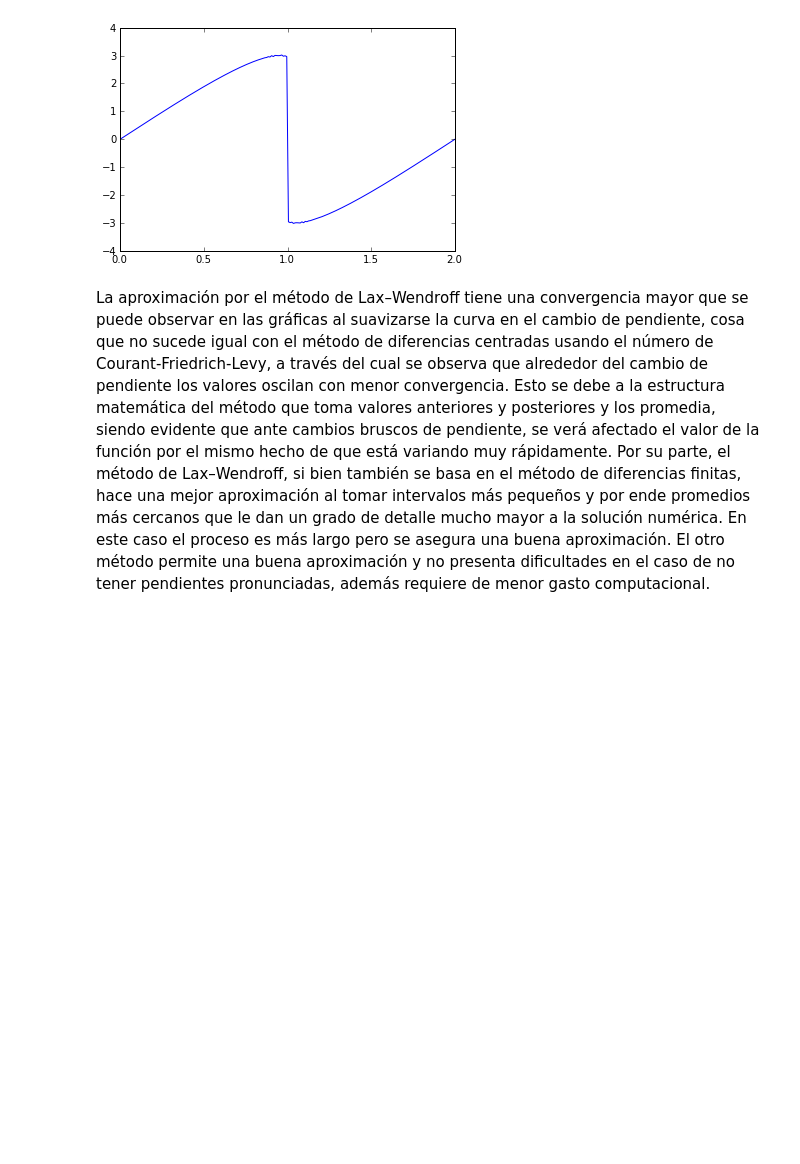
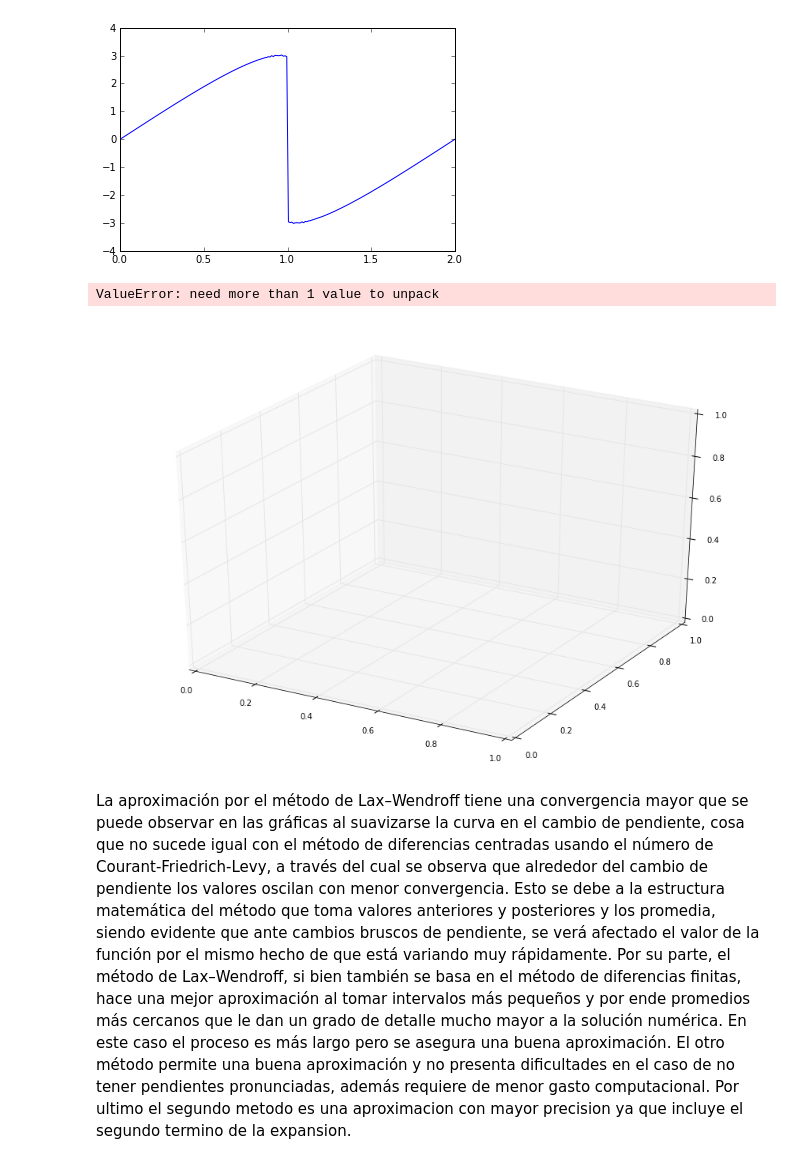
Before and after one commit to Jdbermeo/TareasComputacional, a Jupyter notebook: Tarea_7/Tarea 7.ipynb, the cells around one changed output. Drawn from its saved outputs; the diff is of its cells as text; code cells hidden in the pictures; blank space fills up the shorter version.

```diff
--- a/Tarea_7/Tarea 7.ipynb
+++ b/Tarea_7/Tarea 7.ipynb
@@ -68,5 +69,15 @@ plot(x,u)
 # %% [output]
 [<matplotlib.lines.Line2D at 0x...>]
 [figure]
+# %%
+fig = plt.figure()
+ax = fig.gca(projection='3d')
+X = numpy.array(x)
+T = numpy.array(t)
+for i in range(len(U)):
+    ax.plot_wireframe(X,T,U[i])
+# %% [output]
+ValueError: need more than 1 value to unpack
+[figure, added]
 # %% [markdown]
-La aproximación por el método de Lax–Wendroff tiene una convergencia mayor que se puede observar en las gráficas al suavizarse la curva en el cambio de pendiente, cosa que no sucede igual con el método de diferencias centradas usando el número de Courant-Friedrich-Levy, a través del cual se observa que alrededor del cambio de pendiente los valores oscilan con  menor convergencia. Esto se debe a la estructura matemática del método que toma valores anteriores y posteriores y los promedia, siendo evidente que ante cambios bruscos de pendiente, se verá afectado el valor de la función por el mismo hecho de que está variando muy rápidamente. Por su parte, el método de Lax–Wendroff, si bien también se basa en el método de diferencias finitas, hace una mejor aproximación al tomar intervalos más pequeños y por ende promedios más cercanos que le dan un grado de detalle mucho mayor a la solución numérica. En este caso el proceso es más largo pero se asegura una buena aproximación. El otro método permite una buena aproximación y no presenta dificultades en el caso de no tener pendientes pronunciadas, además requiere de menor gasto computacional.
+La aproximación por el método de Lax–Wendroff tiene una convergencia mayor que se puede observar en las gráficas al suavizarse la curva en el cambio de pendiente, cosa que no sucede igual con el método de diferencias centradas usando el número de Courant-Friedrich-Levy, a través del cual se observa que alrededor del cambio de pendiente los valores oscilan con  menor convergencia. Esto se debe a la estructura matemática del método que toma valores anteriores y posteriores y los promedia, siendo evidente que ante cambios bruscos de pendiente, se verá afectado el valor de la función por el mismo hecho de que está variando muy rápidamente. Por su parte, el método de Lax–Wendroff, si bien también se basa en el método de diferencias finitas, hace una mejor aproximación al tomar intervalos más pequeños y por ende promedios más cercanos que le dan un grado de detalle mucho mayor a la solución numérica. En este caso el proceso es más largo pero se asegura una buena aproximación. El otro método permite una buena aproximación y no presenta dificultades en el caso de no tener pendientes pronunciadas, además requiere de menor gasto computacional. Por ultimo el segundo metodo es una aproximacion con mayor precision ya que incluye el segundo termino de la expansion.
```
Also changed, not shown: parts of 6 cells of this notebook.
